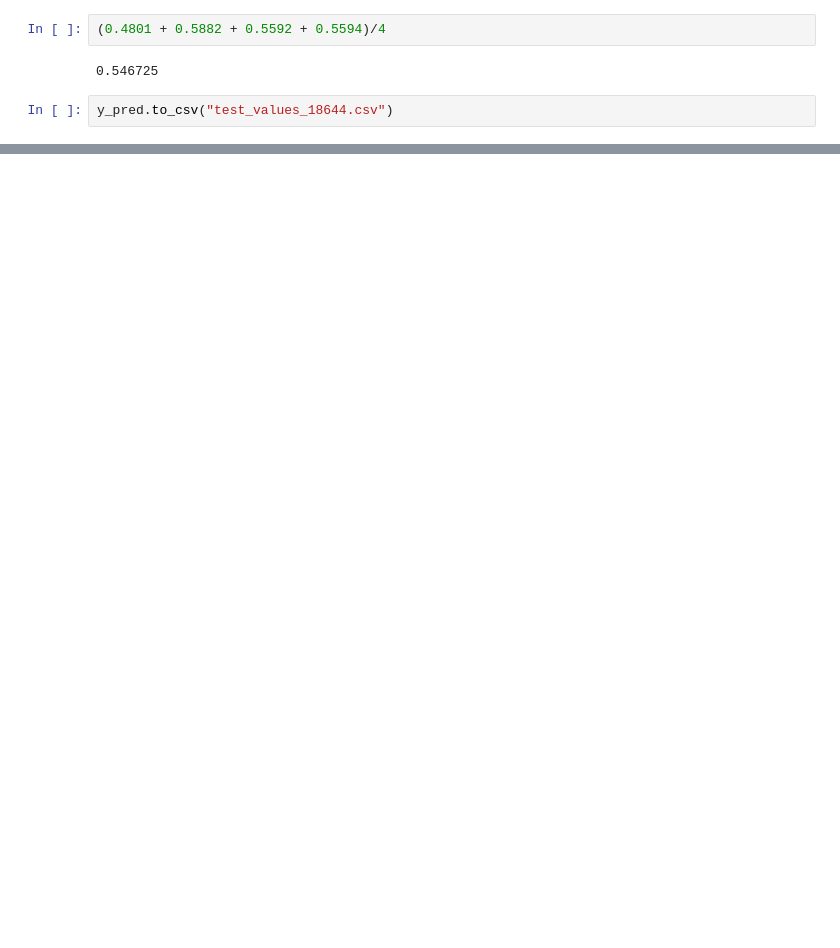
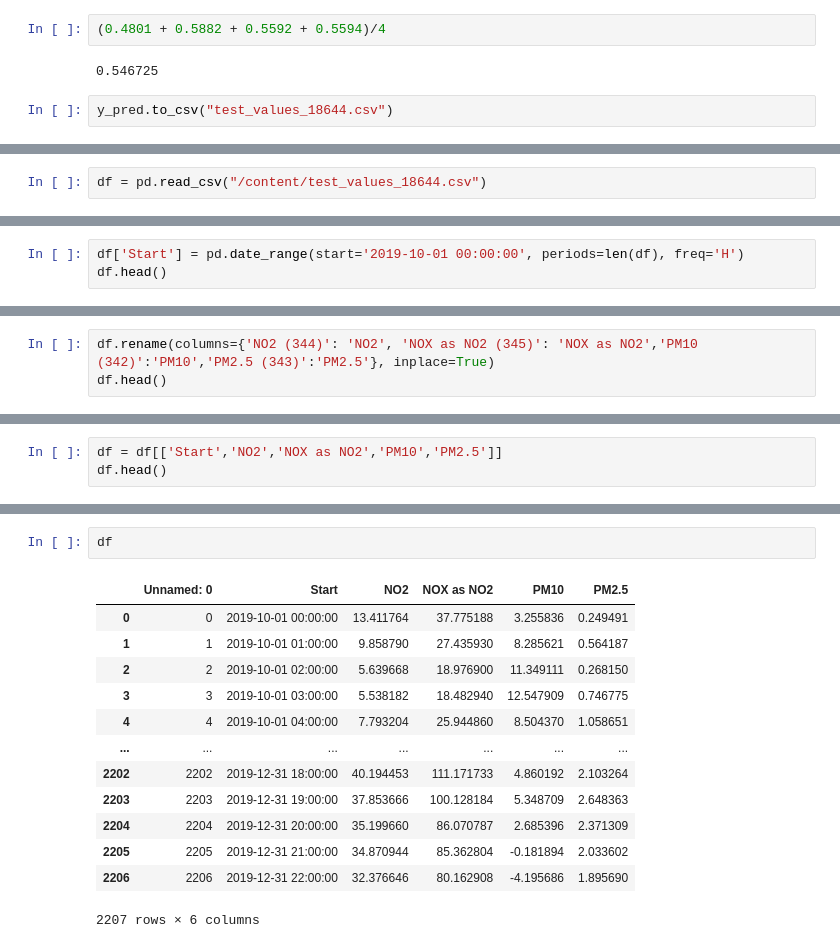
Before and after one commit to jude1997felix/Decentralized-Air-quality-Monitoring-and-Prediction, a Jupyter notebook: competition.ipynb, the cells around one changed output, grey strips where cells are left out. Saved outputs shown, nothing was run; the diff lists cells and outputs as text; blank space fills up the shorter version.

```diff
--- a/competition.ipynb
+++ b/competition.ipynb
@@ -462,0 +930,2 @@ y_pred.to_csv("test_values_18644.csv")
+# %%
+df = pd.read_csv("/content/test_values_18644.csv")
@@ -462,0 +944,3 @@ y_pred.to_csv("test_values_18644.csv")
+# %%
+df['Start'] = pd.date_range(start='2019-10-01 00:00:00', periods=len(df), freq='H')
+df.head()
@@ -462,0 +954,3 @@ y_pred.to_csv("test_values_18644.csv")
+# %%
+df.rename(columns={'NO2 (344)': 'NO2', 'NOX as NO2 (345)': 'NOX as NO2','PM10 (342)':'PM10','PM2.5 (343)':'PM2.5'}, inplace=True)
+df.head()
@@ -462,0 +964,3 @@ y_pred.to_csv("test_values_18644.csv")
+# %%
+df = df[['Start','NO2','NOX as NO2','PM10','PM2.5']]
+df.head()
@@ -462,0 +1043,16 @@ y_pred.to_csv("test_values_18644.csv")
+# %%
+df
+# %% [output]
+|  | Unnamed: 0 | Start | NO2 | NOX as NO2 | PM10 | PM2.5 |
+| 0 | 0 | 2019-10-01 00:00:00 | 13.411764 | 37.775188 | 3.255836 | 0.249491 |
+| 1 | 1 | 2019-10-01 01:00:00 | 9.858790 | 27.435930 | 8.285621 | 0.564187 |
+| 2 | 2 | 2019-10-01 02:00:00 | 5.639668 | 18.976900 | 11.349111 | 0.268150 |
+| 3 | 3 | 2019-10-01 03:00:00 | 5.538182 | 18.482940 | 12.547909 | 0.746775 |
+| 4 | 4 | 2019-10-01 04:00:00 | 7.793204 | 25.944860 | 8.504370 | 1.058651 |
+| ... | ... | ... | ... | ... | ... | ... |
+| 2202 | 2202 | 2019-12-31 18:00:00 | 40.194453 | 111.171733 | 4.860192 | 2.103264 |
+| 2203 | 2203 | 2019-12-31 19:00:00 | 37.853666 | 100.128184 | 5.348709 | 2.648363 |
+| 2204 | 2204 | 2019-12-31 20:00:00 | 35.199660 | 86.070787 | 2.685396 | 2.371309 |
+| 2205 | 2205 | 2019-12-31 21:00:00 | 34.870944 | 85.362804 | -0.181894 | 2.033602 |
+| 2206 | 2206 | 2019-12-31 22:00:00 | 32.376646 | 80.162908 | -4.195686 | 1.895690 |
+2207 rows × 6 columns
```
Also changed, not shown: parts of 67 cells of this notebook.
